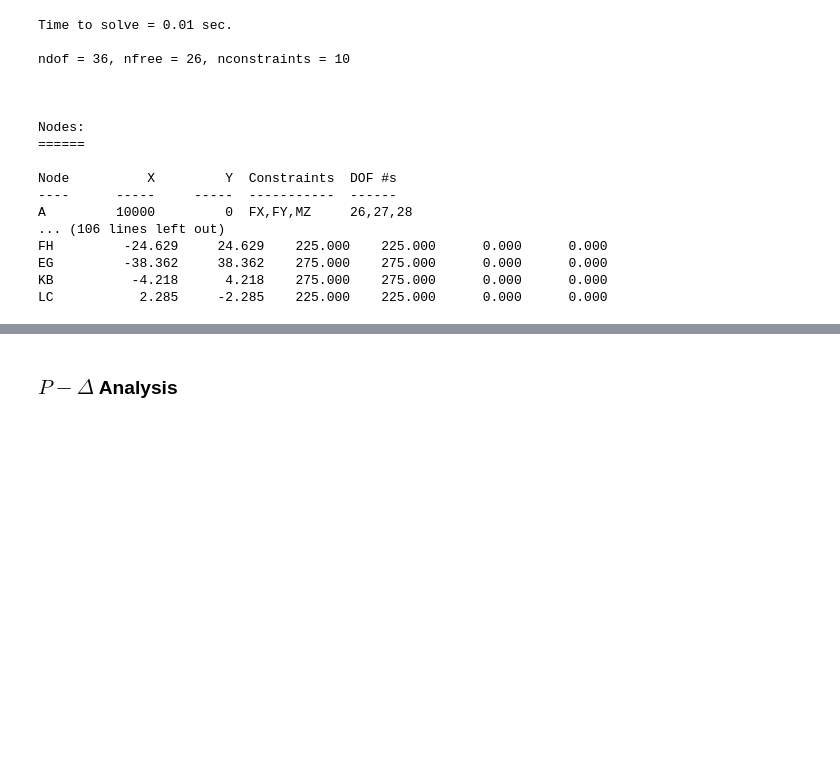
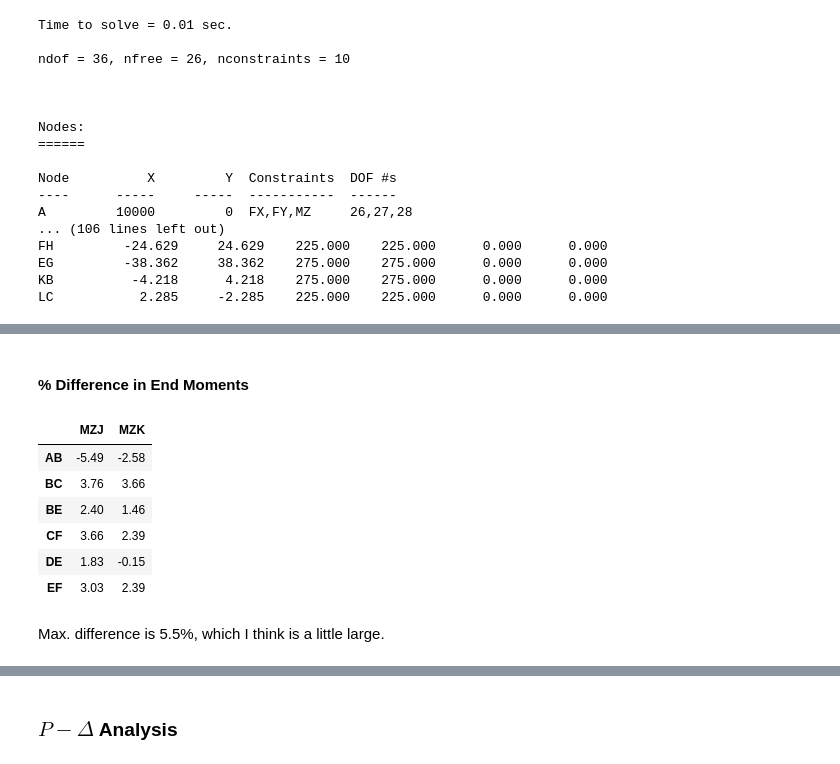
Before and after one commit to nholtz/structural-analysis, a Jupyter notebook: matrix-methods/frame2d/example-KG82.ipynb, the cells around one changed output, grey strips where cells are left out. Drawn from its saved outputs; the diff is of its cells as text; code cells hidden in the pictures; blank space fills up the shorter version.

```diff
--- a/matrix-methods/frame2d/example-KG82.ipynb
+++ b/matrix-methods/frame2d/example-KG82.ipynb
@@ -38,0 +79,15 @@ The above are the results of a first-order analysis and should be compared with
+# %% [markdown]
+#### % Difference in End Moments
+# %%
+m = R[['MZJ','MZK']]*1E-6
+(100*(m - BOOK[['MZJ','MZK']])/m).round(2)
+# %% [output]
+|  | MZJ | MZK |
+| AB | -5.49 | -2.58 |
+| BC | 3.76 | 3.66 |
+| BE | 2.40 | 1.46 |
+| CF | 3.66 | 2.39 |
+| DE | 1.83 | -0.15 |
+| EF | 3.03 | 2.39 |
+# %% [markdown]
+Max. difference is 5.5%, which I think is a little large.
```
Also changed, not shown: parts of 13 cells of this notebook, 3 other files.
